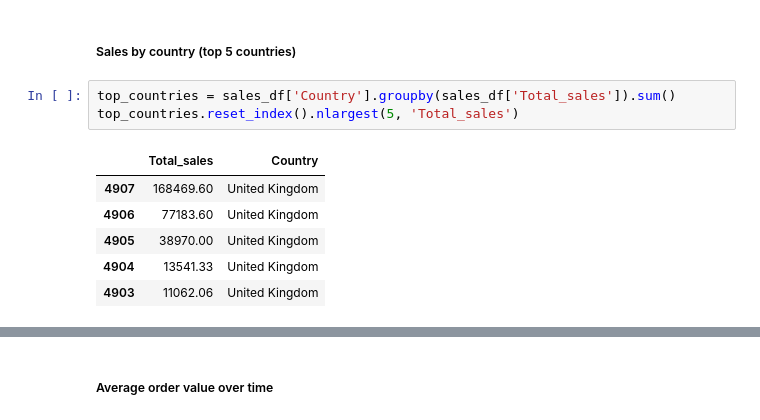
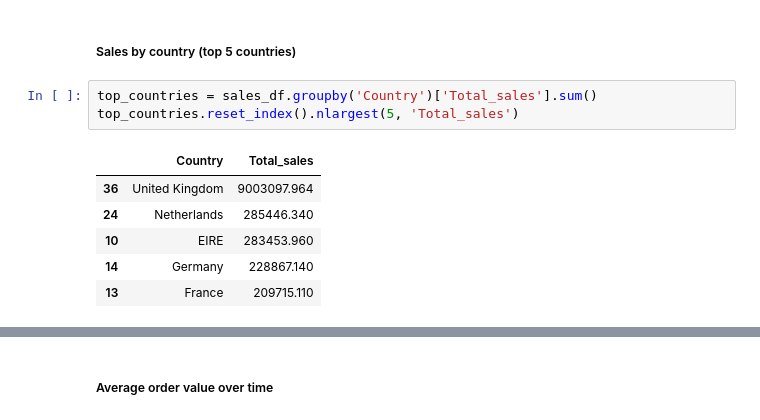
Before and after one commit to natnaelaster/Daily-exercise, a Jupyter notebook: day_1_sales_analysis/ecommerce_sales_dashboard.ipynb, the cells around one changed output, grey strips where cells are left out. Cells and saved outputs as stored; diff of their text form.

```diff
--- a/day_1_sales_analysis/ecommerce_sales_dashboard.ipynb
+++ b/day_1_sales_analysis/ecommerce_sales_dashboard.ipynb
@@ -81,12 +147,12 @@ top_10_products.reset_index().nlargest(10, 'Total_sales')
 # %% [markdown]
 ##### Sales by country (top 5 countries)
 # %%
-top_countries = sales_df['Country'].groupby(sales_df['Total_sales']).sum()
+top_countries = sales_df.groupby('Country')['Total_sales'].sum()
 top_countries.reset_index().nlargest(5, 'Total_sales')
 # %% [output]
-|  | Total_sales | Country |
-| 4907 | 168469.60 | United Kingdom |
-| 4906 | 77183.60 | United Kingdom |
-| 4905 | 38970.00 | United Kingdom |
-| 4904 | 13541.33 | United Kingdom |
-| 4903 | 11062.06 | United Kingdom |
+|  | Country | Total_sales |
+| 36 | United Kingdom | 9003097.964 |
+| 24 | Netherlands | 285446.340 |
+| 10 | EIRE | 283453.960 |
+| 14 | Germany | 228867.140 |
+| 13 | France | 209715.110 |
```
Also changed, not shown: parts of 13 cells of this notebook.
